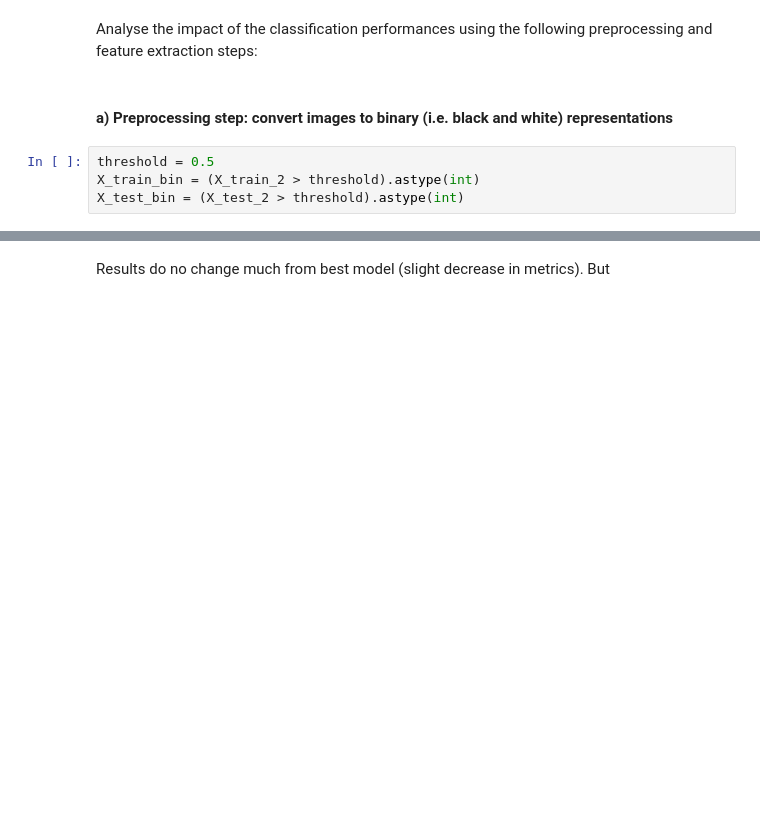
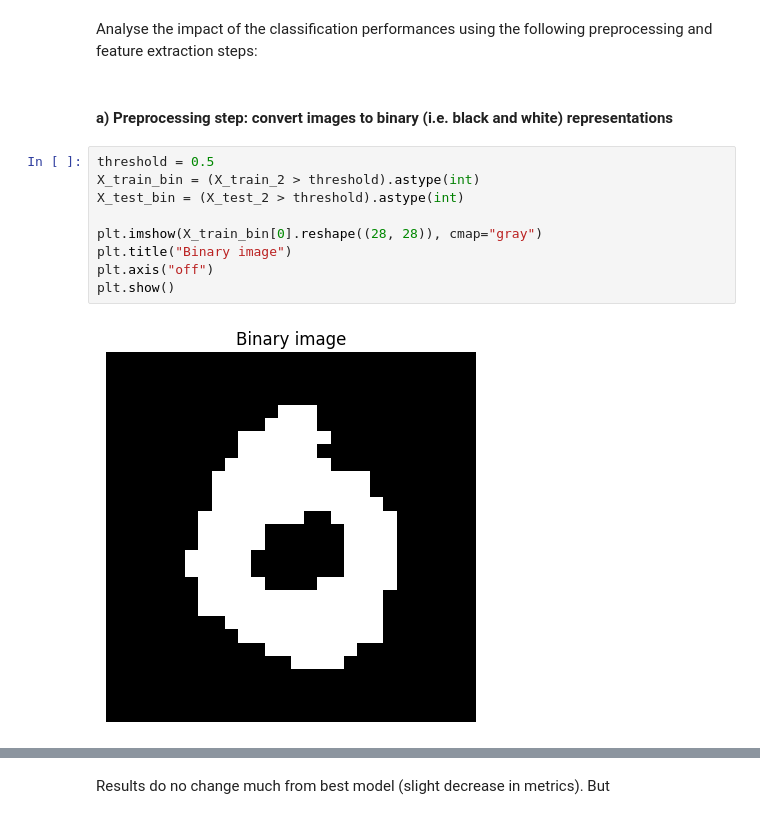
Before and after one commit to pleopleo6/FTP__ML, a Jupyter notebook: ML-PW-07-pellandini-gervasio-jaquet/ex1-digit-classification/ex1-digit-classification-pellandini-gervasio-jaquet.ipynb, the cells around one changed output, grey strips where cells are left out. Drawn from its saved outputs; the diff is of its cells as text; blank space fills up the shorter version.

```diff
--- a/ML-PW-07-pellandini-gervasio-jaquet/ex1-digit-classification/ex1-digit-classification-pellandini-gervasio-jaquet.ipynb
+++ b/ML-PW-07-pellandini-gervasio-jaquet/ex1-digit-classification/ex1-digit-classification-pellandini-gervasio-jaquet.ipynb
@@ -405,7 +388,14 @@ Analyse the impact of the classification performances using the following prepro
 # %%
 threshold = 0.5
 X_train_bin = (X_train_2 > threshold).astype(int)
 X_test_bin = (X_test_2 > threshold).astype(int)
+
+plt.imshow(X_train_bin[0].reshape((28, 28)), cmap="gray")
+plt.title("Binary image")
+plt.axis("off")
+plt.show()
+# %% [output]
+[figure, added]
 # %%
 # Train final model with best C and gamma allowing to test with test set
 best_model = SVC(kernel='rbf', C=best_C, gamma=best_gamma)
```
Also changed, not shown: parts of 12 cells of this notebook.
